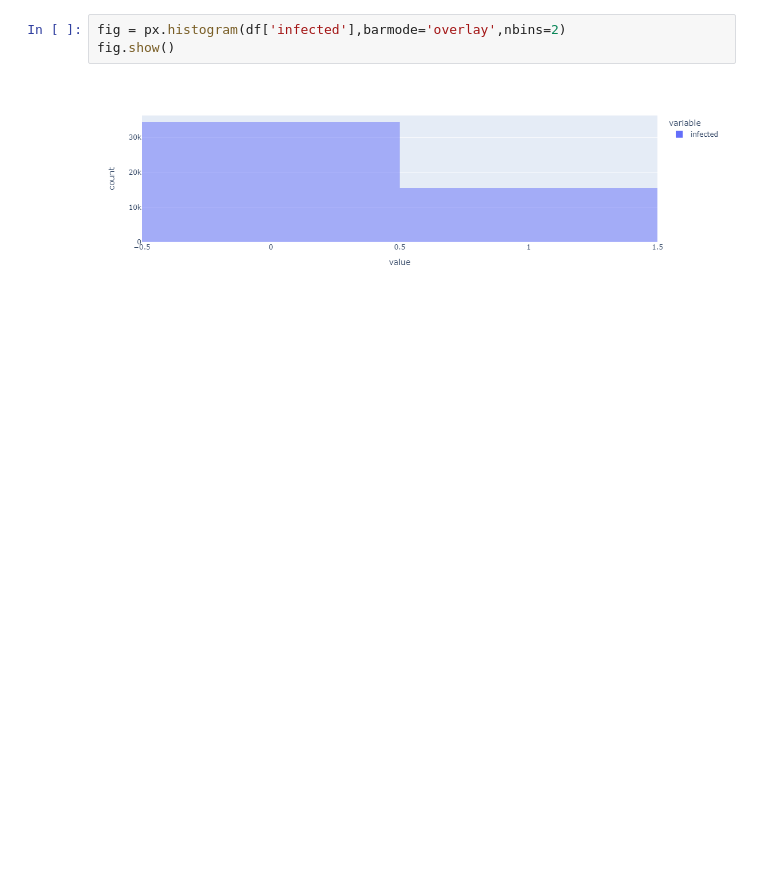
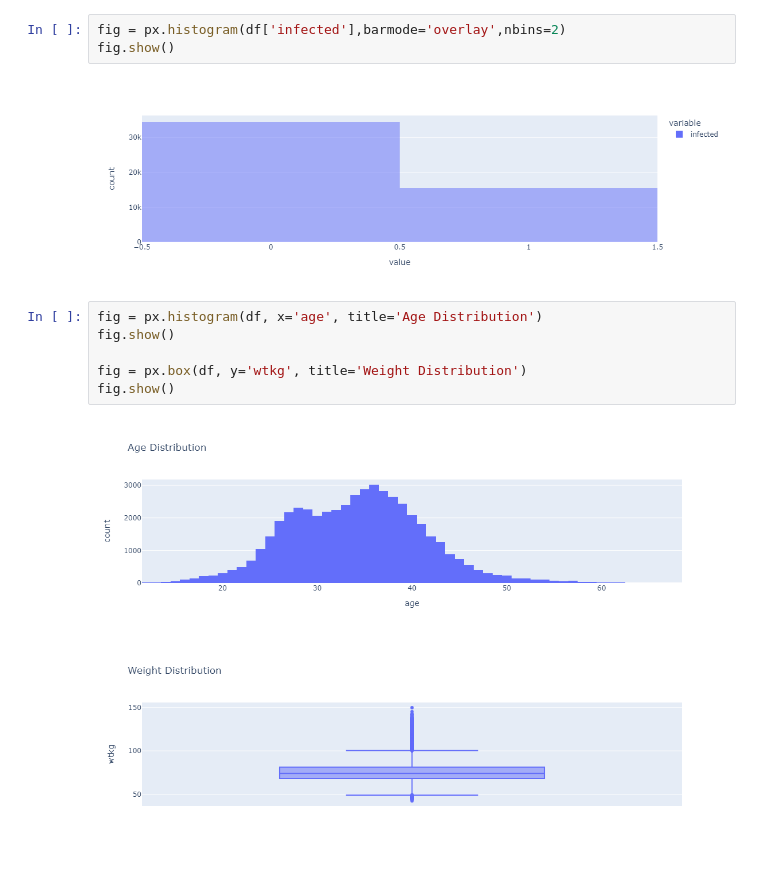
Before and after one commit to webJdi/AAI_500_Group7, a Jupyter notebook: AIDS prediction_Classification.ipynb, the cells around one changed output. Saved outputs shown, nothing was run; the diff lists cells and outputs as text; blank space fills up the shorter version.

```diff
--- a/AIDS prediction_Classification.ipynb
+++ b/AIDS prediction_Classification.ipynb
@@ -155,3 +155,12 @@ fig = px.histogram(df['infected'],barmode='overlay',nbins=2)
 fig.show()
 # %% [output]
 [figure]
+# %%
+fig = px.histogram(df, x='age', title='Age Distribution')
+fig.show()
+
+fig = px.box(df, y='wtkg', title='Weight Distribution')
+fig.show()
+# %% [output]
+[figure, added]
+[figure, added]
```
Also changed, not shown: parts of 3 cells of this notebook.
